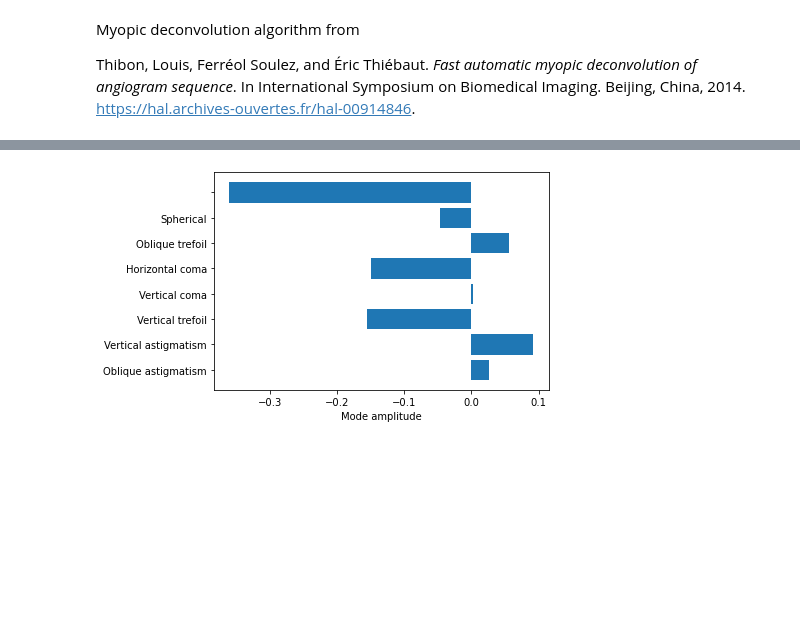
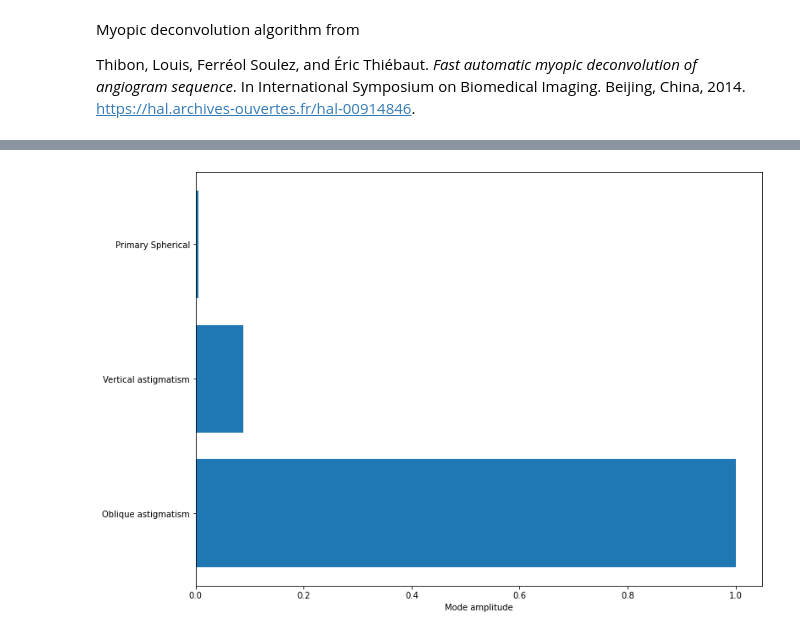
Before and after one commit to centuri-engineering/auto_metro, a Jupyter notebook: notebooks/MyopicDeconvolution.ipynb, the cells around one changed output, grey strips where cells are left out. Cells and saved outputs as stored; diff of their text form; code cells hidden in the pictures; blank space fills up the shorter version.

```diff
--- a/notebooks/MyopicDeconvolution.ipynb
+++ b/notebooks/MyopicDeconvolution.ipynb
@@ -7,14 +7,16 @@ Symposium on Biomedical Imaging. Beijing, China, 2014. https://hal.archives-ouve
 # %%
 import numpy as np
 import matplotlib.pyplot as plt
+import matplotlib as mpl
 from skimage.io import imread
 from skimage import img_as_float
-from auto_metro.image_decorr import _fft, _ifft
-from auto_metro.myopic_deconv import opt_gml, modes, zernike_tf
+from auto_metro.myopic_deconv import MODE_NAMES, zernike_tf, deconvolution,power_law
+from auto_metro.utils import _fft, _ifft
+from scipy.optimize import minimize
 
-from scipy.optimize import minimize
+mpl.rcParams['figure.figsize'] = (12, 9)
 # %%
-image = img_as_float(imread("../samples/corti00.tif"))
+image = img_as_float(imread("../../samples/pencil.tif"))
 nx, ny = image.shape
 # %%
 plt.imshow(image)
@@ -54,0 +32,13 @@ b'CONVERGENCE: REL_REDUCTION_OF_F_<=_FACTR*EPSMCH'
+# %%
+modes = [(2, -2), (2, 2), (4, 0)]
+params, costs = deconvolution(image, modes=modes, resolution=2, alpha=1, method="L-BFGS-B")
+
+
+print(f'α : {params["α"]:.3e}')
+print(f'β : {params["β"]:.3e}')
+print(f'resolution : {params["resolution"]:.3e}')
+pupil = params["resolution"] / np.pi
+for mode in modes:
+    print(f"{MODE_NAMES[mode]}: {params[mode]: .3e}")
+
+plt.plot(costs)
@@ -55,17 +55,11 @@ b'CONVERGENCE: REL_REDUCTION_OF_F_<=_FACTR*EPSMCH'
 # %%
-mode_names = [
-    "Fundamental",
-    "Oblique astigmatism",
-    "Vertical astigmatism",
-    "Vertical trefoil",
-    "Vertical coma",
-    "Horizontal coma",
-    "Oblique trefoil",
-    "Spherical",
-]
+mode_names = [MODE_NAMES[mode] for mode in modes]
+amps = [params[mode] for mode in modes]
+
 fig, ax = plt.subplots()
-b = ax.barh(np.arange(amps.size), amps)
-ax.set_yticklabels(mode_names)
+b = ax.barh(np.arange(len(amps)), np.abs(amps))
+_ = ax.set_yticks(np.arange(len(amps)))
+lbls = ax.set_yticklabels(mode_names)
 _ = ax.set_xlabel('Mode amplitude')
 # %% [output]
-[figure, old version]
+[figure, new version]
```
Also changed, not shown: parts of 24 cells of this notebook, 4 other files.
